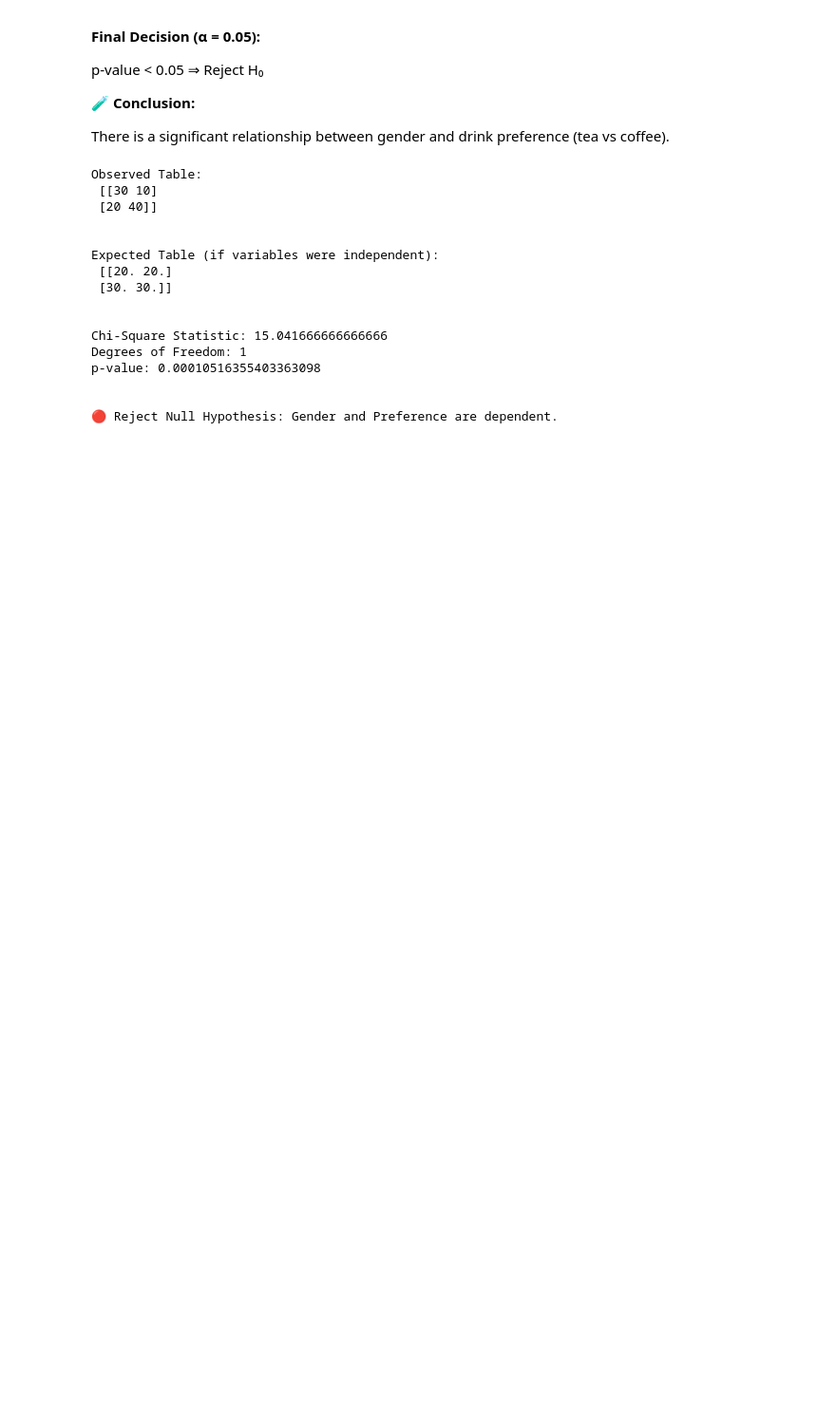
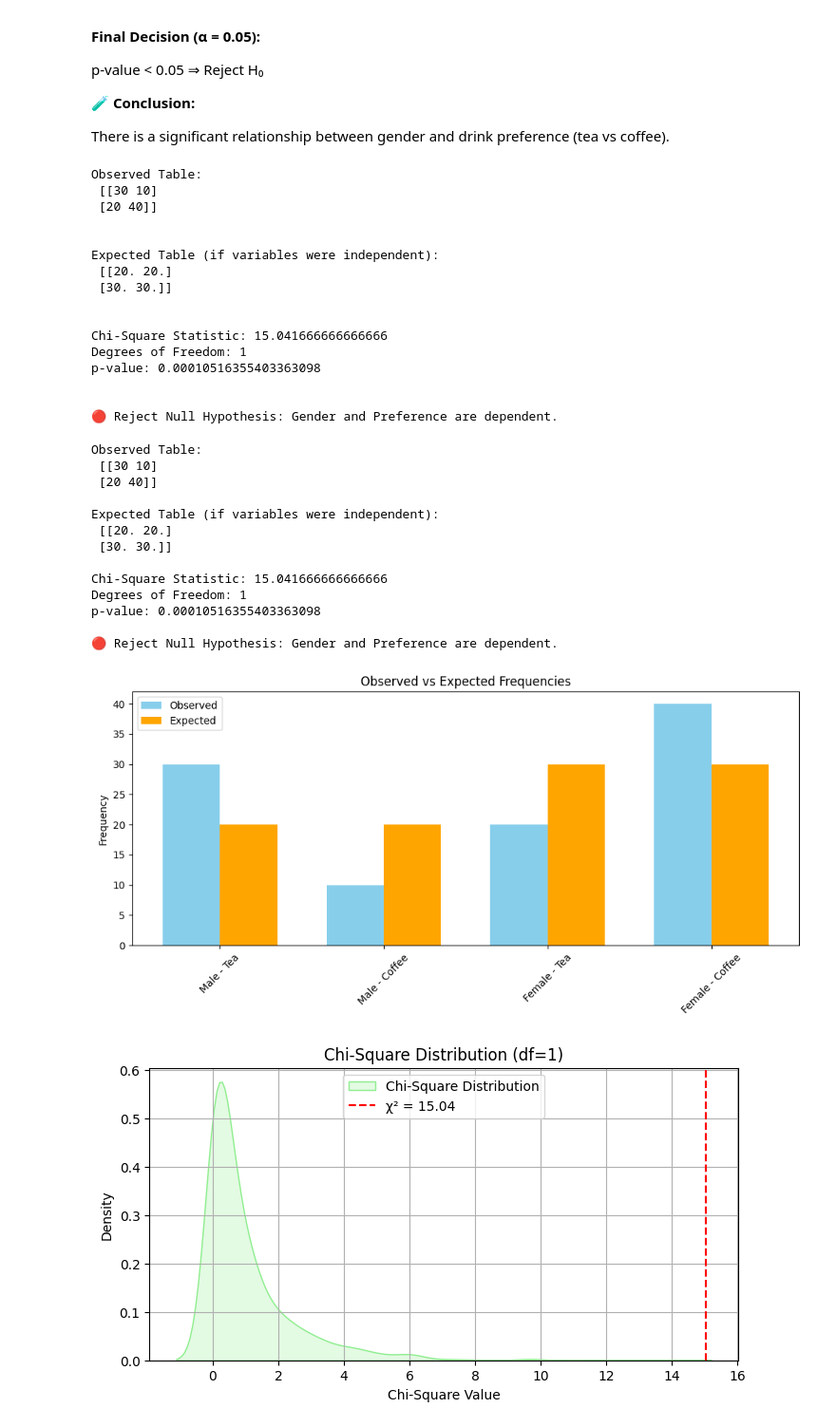
Before and after one commit to ArunK-ML/Chi-Square--Distribution-and-Test--in-Hypothesis-Testing_Numpy, a Jupyter notebook: Chi_Square_Test_Seminar.ipynb, the cells around one changed output. Shown at 95% size. Cells and saved outputs as stored; diff of their text form; code cells hidden in the pictures; blank space fills up the shorter version.

```diff
--- a/Chi_Square_Test_Seminar.ipynb
+++ b/Chi_Square_Test_Seminar.ipynb
@@ -106,3 +108,81 @@ p-value: 0.00010516355403363098
 
 
 🔴 Reject Null Hypothesis: Gender and Preference are dependent.
+# %%
+import numpy as np
+import seaborn as sns
+import matplotlib.pyplot as plt
+from scipy.stats import chi2_contingency, chi2
+
+# Observed data: Gender vs Preference
+data = np.array([[30, 10],   # Male: Tea, Coffee
+                 [20, 40]])  # Female: Tea, Coffee
+
+# Perform Chi-Square Test
+chi2_stat, p, dof, expected = chi2_contingency(data)
+
+# Print results
+print("Observed Table:\n", data, "\n")
+print("Expected Table (if variables were independent):\n", expected, "\n")
+print("Chi-Square Statistic:", chi2_stat)
+print("Degrees of Freedom:", dof)
+print("p-value:", p, "\n")
+
+# Hypothesis decision
+alpha = 0.05
+if p < alpha:
+    print("🔴 Reject Null Hypothesis: Gender and Preference are dependent.")
+else:
+    print("🟢 Fail to Reject Null: Gender and Preference are independent.")
+
+# =======================
+# 🔹 Plot 1: Observed vs Expected Bar Plot
+# =======================
+labels = ['Male - Tea', 'Male - Coffee', 'Female - Tea', 'Female - Coffee']
+observed_flat = data.flatten()
+expected_flat = expected.flatten()
+
+x = np.arange(len(labels))
+width = 0.35
+
+plt.figure(figsize=(10, 5))
+plt.bar(x - width/2, observed_flat, width, label='Observed', color='skyblue')
+plt.bar(x + width/2, expected_flat, width, label='Expected', color='orange')
+plt.xticks(x, labels, rotation=45)
+plt.ylabel("Frequency")
+plt.title("Observed vs Expected Frequencies")
+plt.legend()
+plt.tight_layout()
+plt.show()
+
+# =======================
+# 🔹 Plot 2: Chi-Square Distribution with Test Statistic (KDE Plot)
+# =======================
+x_vals = np.linspace(0, 20, 1000)
+samples = chi2.rvs(df=dof, size=1000)
+
+plt.figure(figsize=(8, 4))
+sns.kdeplot(samples, label="Chi-Square Distribution", fill=True, color="lightgreen")
+plt.axvline(x=chi2_stat, color='red', linestyle='--', label=f'χ² = {chi2_stat:.2f}')
+plt.title("Chi-Square Distribution (df=1)")
+plt.xlabel("Chi-Square Value")
+plt.ylabel("Density")
+plt.legend()
+plt.grid(True)
+plt.show()
+# %% [output]
+Observed Table:
+ [[30 10]
+ [20 40]]
+
+Expected Table (if variables were independent):
+ [[20. 20.]
+ [30. 30.]]
+
+Chi-Square Statistic: 15.041666666666666
+Degrees of Freedom: 1
+p-value: 0.00010516355403363098
+
+🔴 Reject Null Hypothesis: Gender and Preference are dependent.
+[figure, added]
+[figure, added]
```
Also changed, not shown: parts of 1 cell of this notebook.
